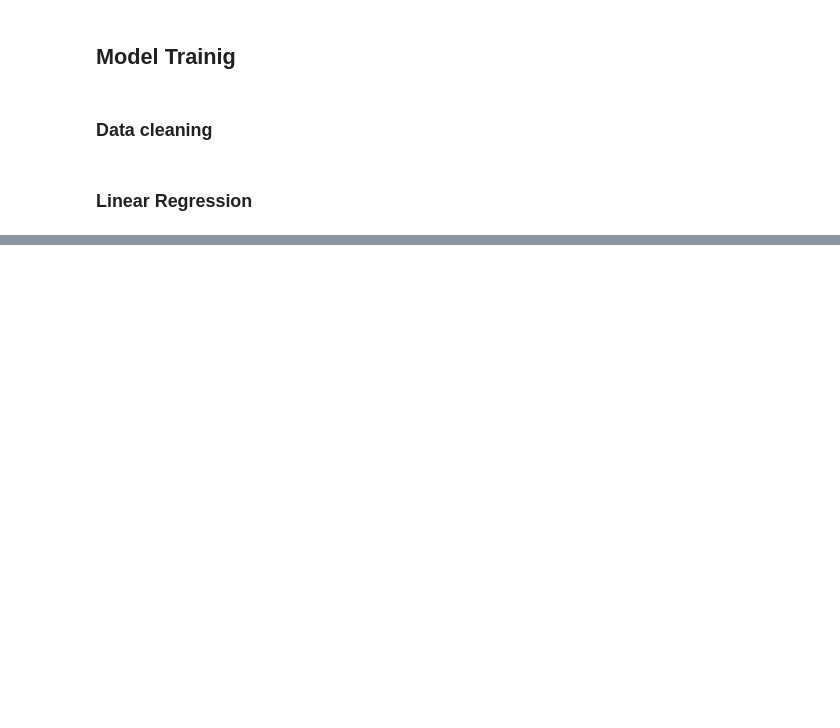
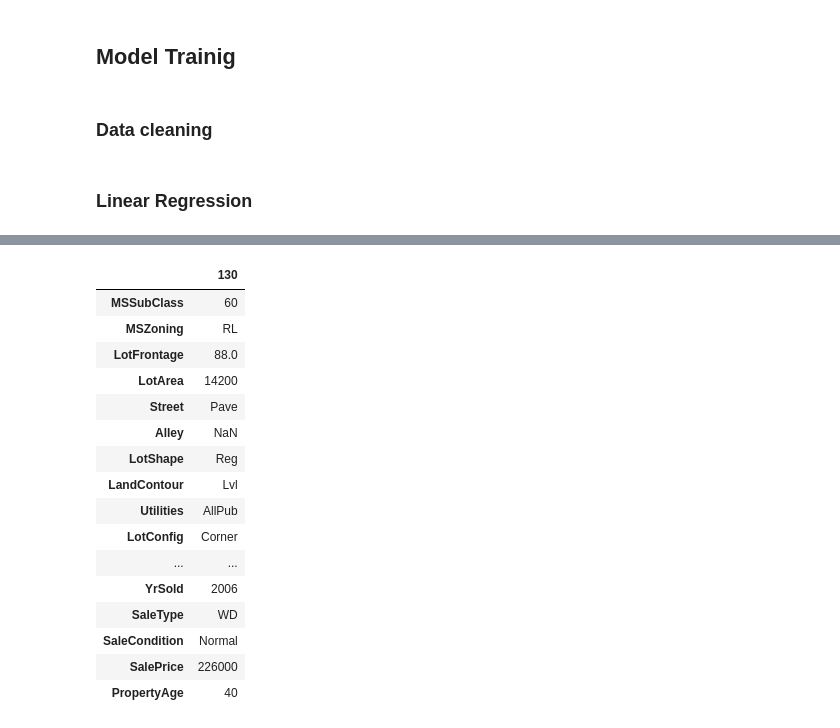
Before and after one commit to taos15/house_sale_prediction, a Jupyter notebook: notebooks/final_notebook.ipynb, the cells around one changed output, grey strips where cells are left out. Drawn from its saved outputs; the diff is of its cells as text; code cells hidden in the pictures; blank space fills up the shorter version.

```diff
--- a/notebooks/final_notebook.ipynb
+++ b/notebooks/final_notebook.ipynb
@@ -545,0 +697,20 @@ Best RMSE for LinearRegression: 0.16380977095536264
+# %%
+render_scrooll(pd.Series(df.iloc[130].T))
+# %% [output]
+|  | 130 |
+| MSSubClass | 60 |
+| MSZoning | RL |
+| LotFrontage | 88.0 |
+| LotArea | 14200 |
+| Street | Pave |
+| Alley | NaN |
+| LotShape | Reg |
+| LandContour | Lvl |
+| Utilities | AllPub |
+| LotConfig | Corner |
+| ... | ... |
+| YrSold | 2006 |
+| SaleType | WD |
+| SaleCondition | Normal |
+| SalePrice | 226000 |
+| PropertyAge | 40 |
```
Also changed, not shown: parts of 14 cells of this notebook.
